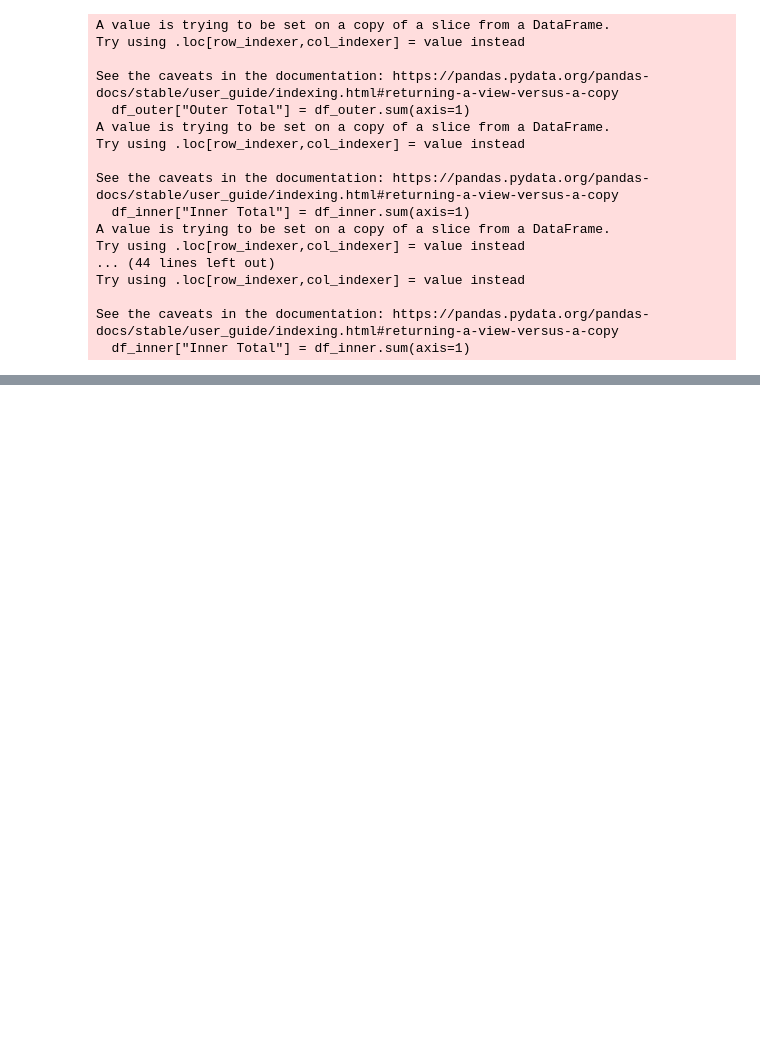
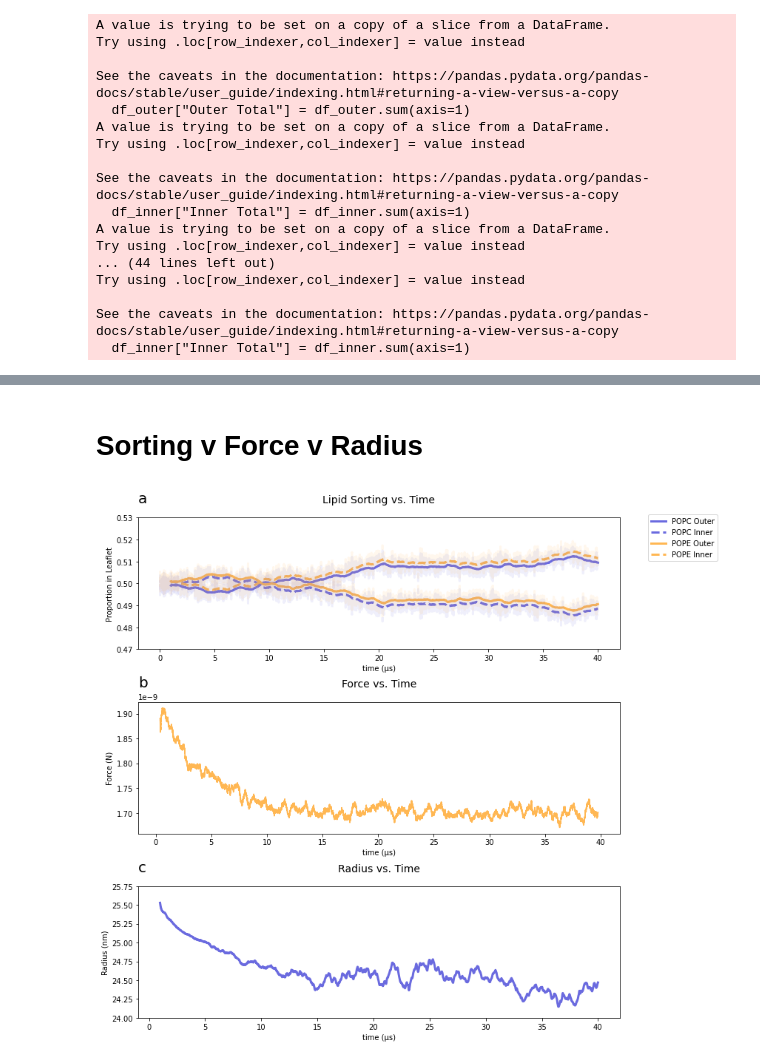
Before and after one commit to MoMS-MMSB/lipid_sorting, a Jupyter notebook: Sample Systems Analysis.ipynb, the cells around one changed output, grey strips where cells are left out. Drawn from its saved outputs; the diff is of its cells as text; code cells hidden in the pictures; blank space fills up the shorter version.

```diff
--- a/Sample Systems Analysis.ipynb
+++ b/Sample Systems Analysis.ipynb
@@ -420,0 +444,44 @@ plt.savefig(out_dir + "binary_subplots_proportions.png", bbox_inches='tight')
+# %% [markdown]
+# Sorting v Force v Radius
+# %%
+# import force data
+f_PP_30 = pd.read_csv("/data1/jackson/MD/Membrane_Systems/Tubules/POPC_POPE/r30/energy.csv")
+# import radius data
+r_PP_30 = pd.read_csv("/data2/jackson/lipid_sorting/lipid_sorting_in_tubules/example_results/radius.PP.30.csv")
+# %%
+fig, axs = plt.subplots(3,1, figsize=(4, 14))
+fig.tight_layout(pad=2.0)
+fig.set_size_inches(12, 10)
+
+plt.rc('font', size=10)          # controls default text sizes
+plt.rc('axes', titlesize=14)     # fontsize of the axes title
+plt.rc('axes', labelsize=10)    # fontsize of the x and y labels
+plt.rc('xtick', labelsize=10)    # fontsize of the tick labels
+plt.rc('ytick', labelsize=10)    # fontsize of the tick labels
+
+plt.subplots_adjust(hspace=0.4, wspace=0.7)
+inner_outer_plots(axs[0], PP_30_df_prop,["POPC", "POPE"], colours)
+axs[0].set_title("Lipid Sorting vs. Time")
+axs[0].set_title("a", loc="left", pad=20, fontsize=20)
+axs[0].set_ylabel("Proportion in Leaflet")
+axs[0].set_xlabel("time (µs)")
+axs[0].yaxis.set_ticks(np.arange(0.47, 0.53, 0.01))
+axs[0].legend(bbox_to_anchor=(1.05, 1.05), loc='upper left',labels=["POPC Outer", "POPC Inner", "POPE Outer", "POPE Inner"])
+
+
+axs[1].plot(f_PP_30["Time (ns)"]/1000, f_PP_30["Force (N)"].rolling(20000).mean(), color="#ffb753")
+axs[1].set_title("Force vs. Time")
+axs[1].set_title("b", loc="left", pad=20, fontsize=20)
+axs[1].set_ylabel("Force (N)")
+axs[1].set_xlabel("time (µs)")
+
+axs[2].plot(r_PP_30["Time (µs)"], r_PP_30["Radius (nm)"].rolling(100).mean(), linewidth=3, color="#6a6adf")
+axs[2].set_title("Radius vs. Time")
+axs[2].set_title("c", loc="left", pad=20, fontsize=20)
+axs[2].set_ylabel("Radius (nm)")
+axs[2].set_xlabel("time (µs)")
+axs[2].yaxis.set_ticks(np.arange(24, 26, 0.25))
+
+plt.savefig(out_dir + "convergence.png", bbox_inches='tight')
+# %% [output]
+[figure, added]
```
Also changed, not shown: parts of 18 cells of this notebook, 28 other files.
